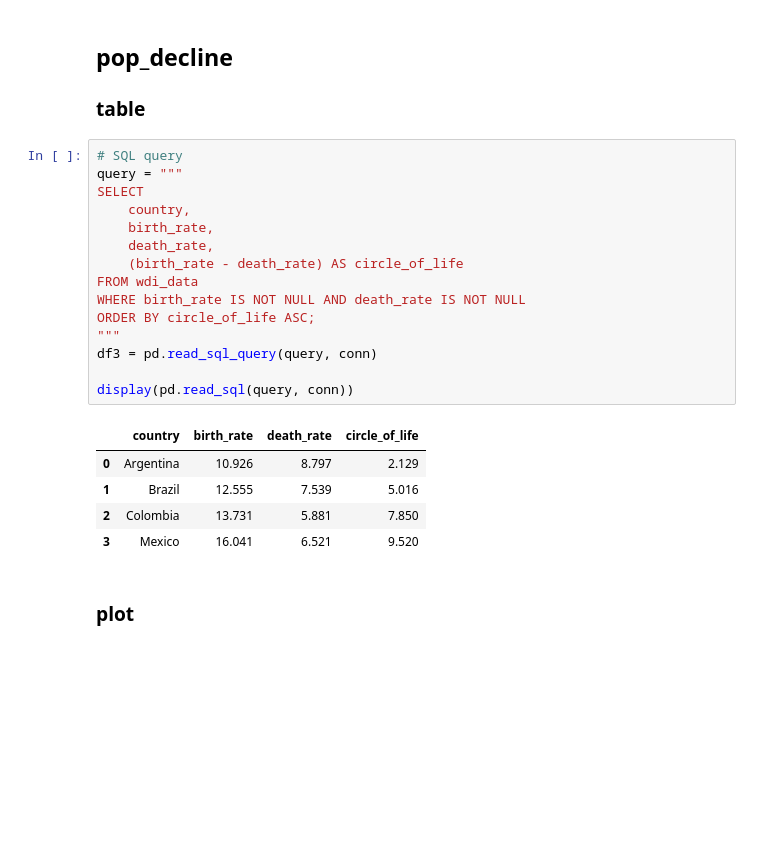
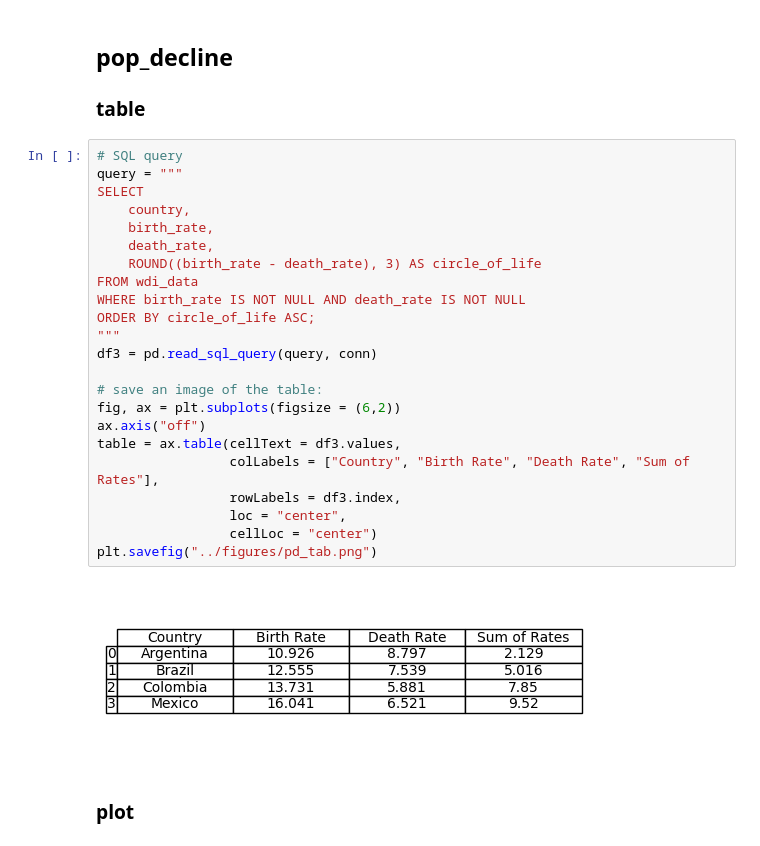
Before and after one commit to machristians/qtm350-final, a Jupyter notebook: scripts/figures.ipynb, the cells around one changed output. Saved outputs shown, nothing was run; the diff lists cells and outputs as text; blank space fills up the shorter version.

```diff
--- a/scripts/figures.ipynb
+++ b/scripts/figures.ipynb
@@ -97,24 +105,28 @@ plt.savefig('../figures/child_mortality.png')
 # %%
 # SQL query
 query = """
 SELECT
     country,
     birth_rate,
     death_rate,
-    (birth_rate - death_rate) AS circle_of_life
+    ROUND((birth_rate - death_rate), 3) AS circle_of_life
 FROM wdi_data
 WHERE birth_rate IS NOT NULL AND death_rate IS NOT NULL
 ORDER BY circle_of_life ASC;
 """
 df3 = pd.read_sql_query(query, conn)
 
-display(pd.read_sql(query, conn))
+# save an image of the table:
+fig, ax = plt.subplots(figsize = (6,2))
+ax.axis("off")
+table = ax.table(cellText = df3.values,
+                 colLabels = ["Country", "Birth Rate", "Death Rate", "Sum of Rates"],
+                 rowLabels = df3.index,
+                 loc = "center",
+                 cellLoc = "center")
+plt.savefig("../figures/pd_tab.png")
 # %% [output]
-|  | country | birth_rate | death_rate | circle_of_life |
-| 0 | Argentina | 10.926 | 8.797 | 2.129 |
-| 1 | Brazil | 12.555 | 7.539 | 5.016 |
-| 2 | Colombia | 13.731 | 5.881 | 7.850 |
-| 3 | Mexico | 16.041 | 6.521 | 9.520 |
+[figure, added]
 # %% [markdown]
 ### plot
 # %%
```
Also changed, not shown: parts of 4 cells of this notebook, 46 other files.
